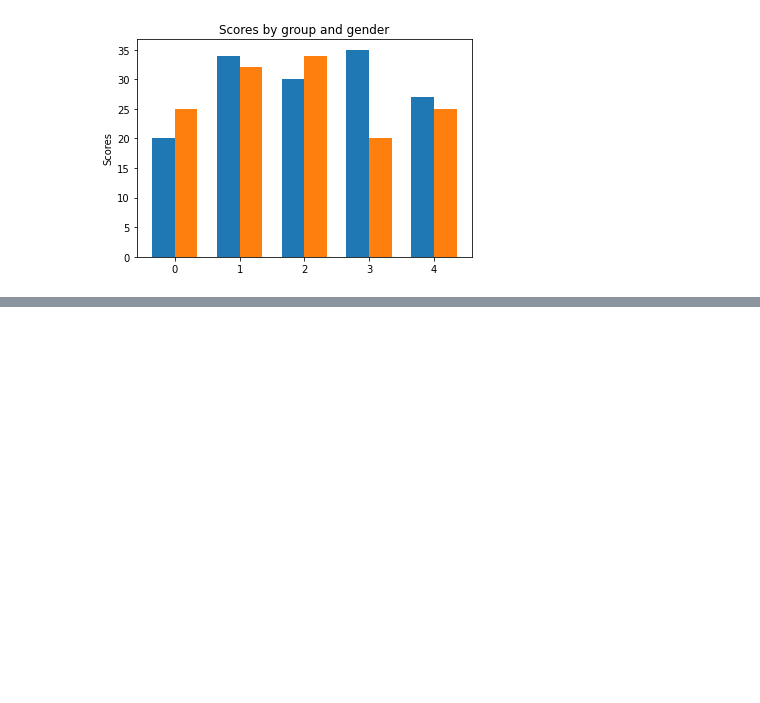
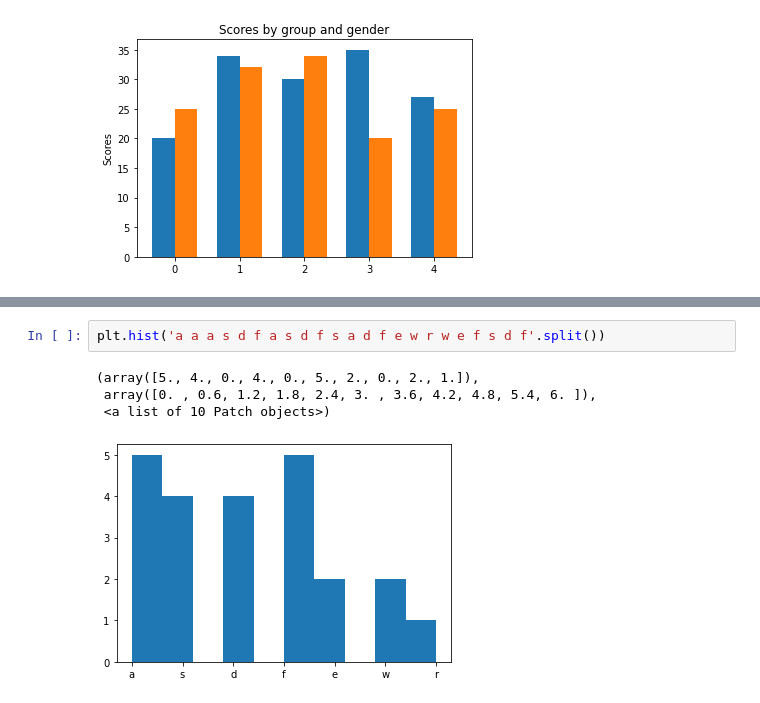
Before and after one commit to kanyaweeud/KKU_data_mining, a Jupyter notebook: Data102.ipynb, the cells around one changed output, grey strips where cells are left out. Saved outputs shown, nothing was run; the diff lists cells and outputs as text; blank space fills up the shorter version.

```diff
--- a/Data102.ipynb
+++ b/Data102.ipynb
@@ -318,0 +330,7 @@ Text(0.5, 1.0, 'Scores by group and gender')
+# %%
+plt.hist('a a a s d f a s d f s a d f e w r w e f s d f'.split())
+# %% [output]
+(array([5., 4., 0., 4., 0., 5., 2., 0., 2., 1.]),
+ array([0. , 0.6, 1.2, 1.8, 2.4, 3. , 3.6, 4.2, 4.8, 5.4, 6. ]),
+ <a list of 10 Patch objects>)
+[figure, added]
```
Also changed, not shown: parts of 3 cells of this notebook.
